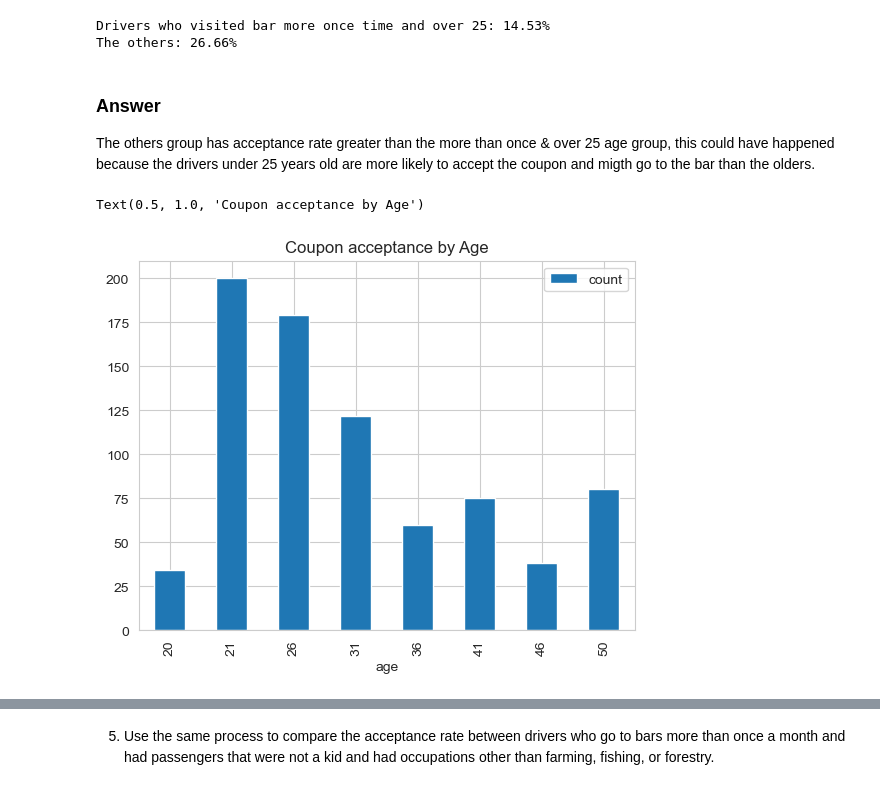
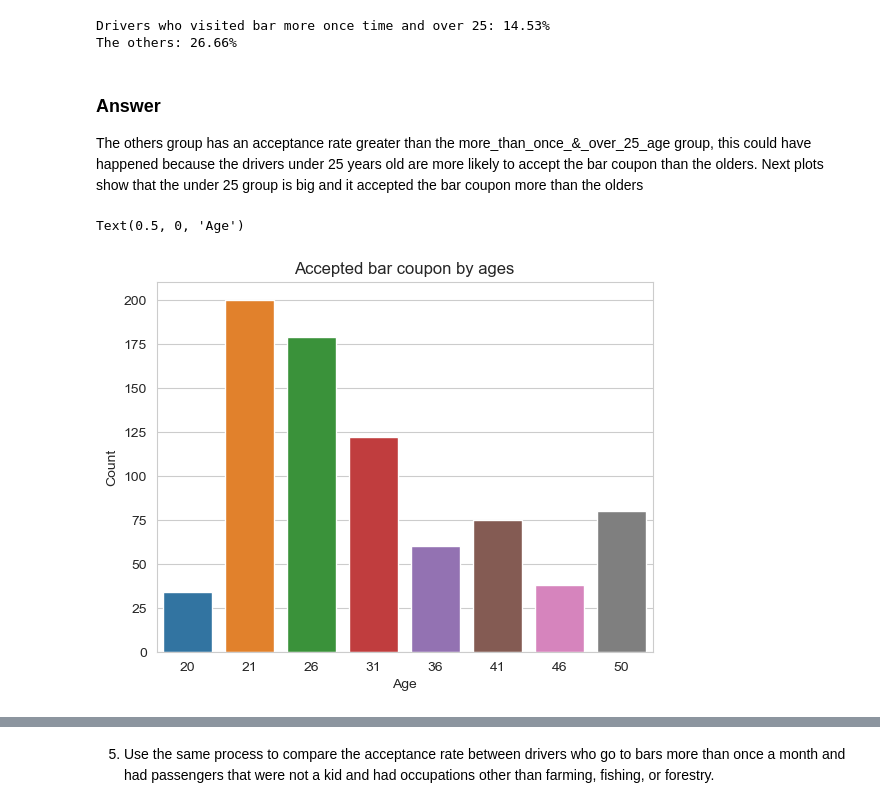
Before and after one commit to DiegoHermosa/DiegoHermosa, a Jupyter notebook: coupon/prompt.ipynb, the cells around one changed output, grey strips where cells are left out. Cells and saved outputs as stored; diff of their text form; code cells hidden in the pictures.

```diff
--- a/coupon/prompt.ipynb
+++ b/coupon/prompt.ipynb
@@ -176,6 +176,13 @@ b. The missing values in the target attributes is small(less than 2%) so I decid
-# %%
-# Drop the nulls for the target columns
-data = data.dropna(subset=["Bar", "CoffeeHouse", "CarryAway","RestaurantLessThan20","Restaurant20To50"])
-
-# About the car 99%, I will replace the null with No Answer
-data["car"] = data["car"].fillna("No Answer")
+# %%
+# Drop the nulls for the target columns
+#data = data.dropna(subset=["Bar", "CoffeeHouse", "CarryAway","RestaurantLessThan20","Restaurant20To50"])
+
+
+data['Bar'].fillna(value =  data['Bar'].mode()[0], inplace = True)
+data['CoffeeHouse'].fillna(value =  data['CoffeeHouse'].mode()[0], inplace = True)
+data['CarryAway'].fillna(value =  data['CarryAway'].mode()[0], inplace = True)
+data['RestaurantLessThan20'].fillna(value =  data['RestaurantLessThan20'].mode()[0], inplace = True)
+data['Restaurant20To50'].fillna(value =  data['Restaurant20To50'].mode()[0], inplace = True)
+
+# Check the missing values
+data.isnull().sum()
@@ -310,11 +332,15 @@ Drivers who visited bar more once time and over 25: 14.53%
 The others: 26.66%
 # %% [markdown]
 ### Answer
-The others group has acceptance rate greater than the more than once & over 25 age group, this could have happened because the drivers under 25 years old are more likely to accept the coupon and migth go to the bar than the olders.
+The others group has an acceptance rate greater than the more_than_once_&_over_25_age group, this could have happened because the drivers under 25 years old are more likely to accept the bar coupon than the olders.
+Next plots show that the under 25 group is big and it accepted the bar coupon more than the olders
 # %%
-visitbar_byage1 = bar_coupons_df.query('Y == 1' ).groupby(['age'])[['age']].value_counts().reset_index()
-visitbar_byage1.plot(kind='bar', x='age', y = 'count' )
-plt.title('Coupon acceptance by Age')
+# Counting and plotting the accepted coupons by ages
+drivers_age_df = bar_coupons_df.query("Y==1")[["age"]].value_counts().reset_index()
+ax = sns.barplot(drivers_age_df, x="age", y = "count")
+plt.title('Accepted bar coupon by ages')
+ax.set_ylabel("Count")
+ax.set_xlabel("Age")
 # %% [output]
-Text(0.5, 1.0, 'Coupon acceptance by Age')
+Text(0.5, 0, 'Age')
-[figure, old version]
+[figure, new version]
```
Also changed, not shown: parts of 18 cells of this notebook.
